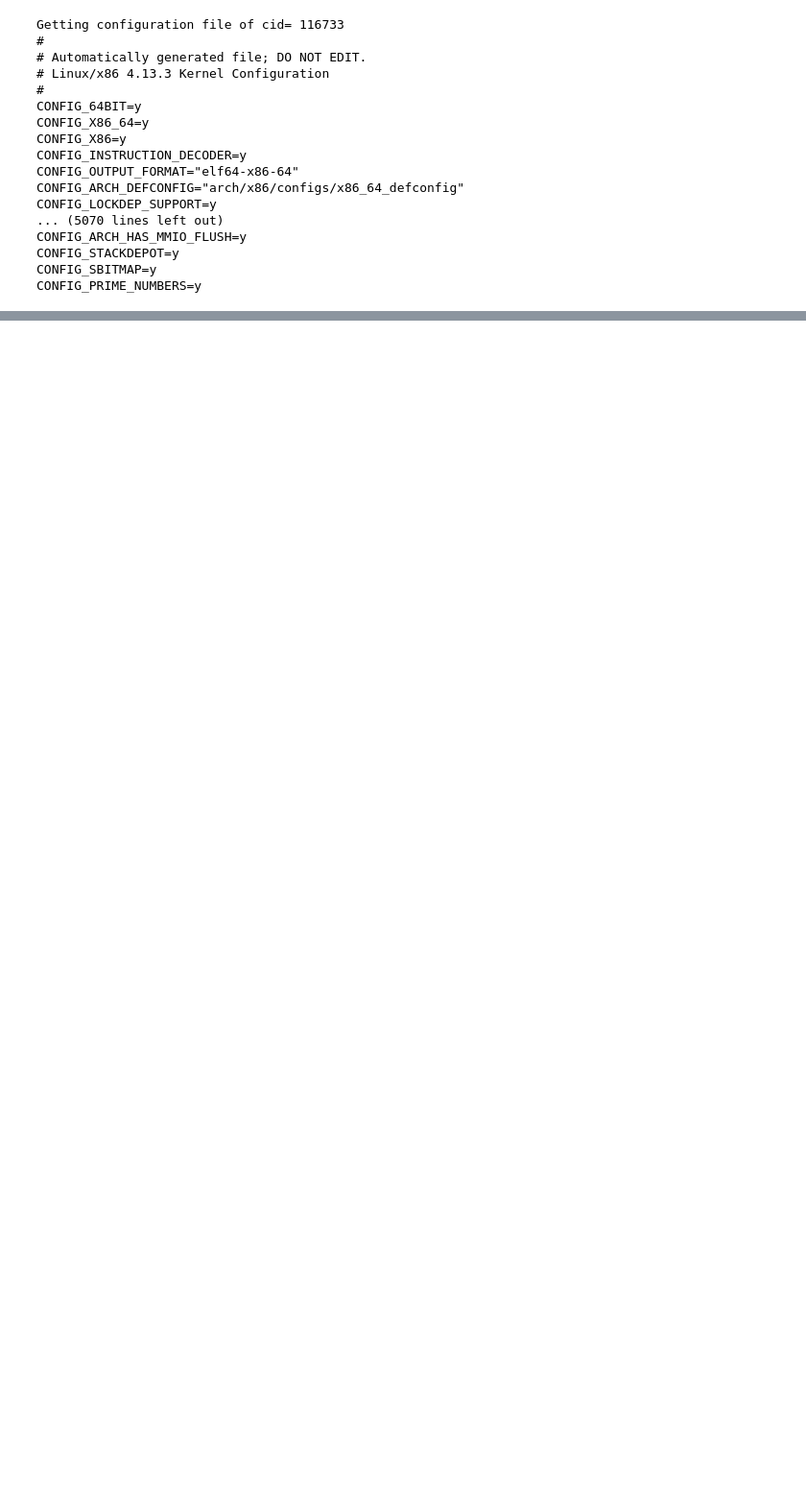
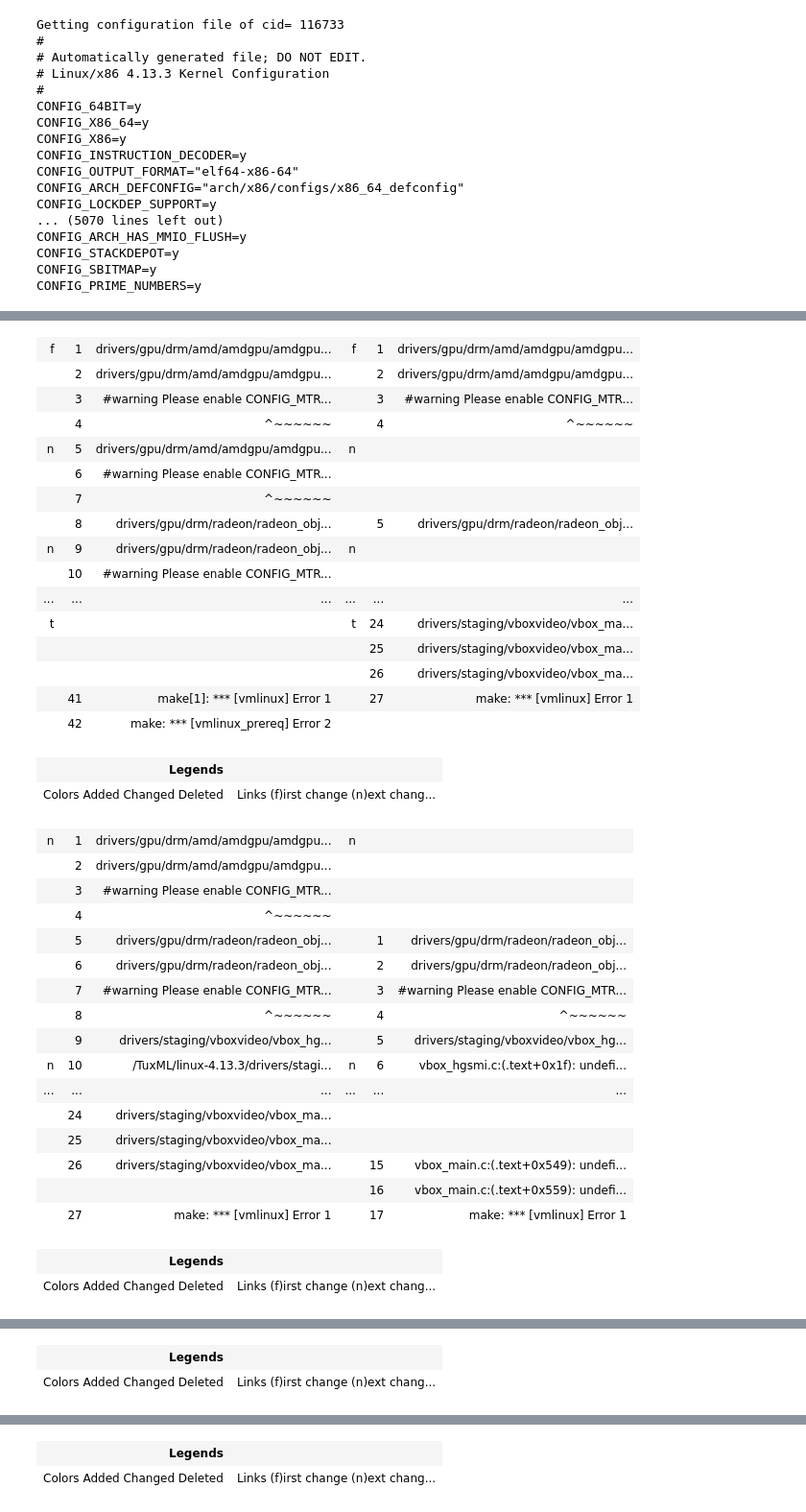
Before and after one commit to harel-coffee/compilation-analysis-auto, a Jupyter notebook: bdd-tuxml-facility.ipynb, the cells around one changed output, grey strips where cells are left out. Shown at 96% size. Saved outputs shown, nothing was run; the diff lists cells and outputs as text; code cells hidden in the pictures; blank space fills up the shorter version.

```diff
--- a/bdd-tuxml-facility.ipynb
+++ b/bdd-tuxml-facility.ipynb
@@ -118,0 +169,12 @@ CONFIG_PRIME_NUMBERS=y
+# %%
+import time
+generic_allocator_cid_sample = [65140, 71650, 65543, 73564, 71019, 67934, 75995, 65748, 70818, 64884]
+for cid in generic_allocator_cid_sample:
+    print("###### CID", cid)
+    cf = get_configuration_file(cid)
+    # "CONFIG_GENERIC_ALLOCATOR=n" (so not in .config)
+    assert("CONFIG_DRM_VBOXVIDEO=y" in cf.splitlines())
+    print(err_logs_configuration(cid).splitlines()[:-5])
+    print()
+    print()
+    time.sleep(5)
@@ -118,0 +273,46 @@ CONFIG_PRIME_NUMBERS=y
+# %%
+# some cids lead to huuuuge logs
+generic_allocator_cid_sample2 = [65140, 71650, 65543, 73564, 71019, 65748, 70818, 64884]
+p_failure_log = None
+for cid in generic_allocator_cid_sample2:
+    c_failure_log = err_logs_configuration(cid).splitlines()
+    if (p_failure_log is not None):
+        display(HTML(difflib.HtmlDiff().make_file(p_failure_log, c_failure_log)))
+    p_failure_log = c_failure_log
+# %% [output]
+| f | 1 | drivers/gpu/drm/amd/amdgpu/amdgpu... | f | 1 | drivers/gpu/drm/amd/amdgpu/amdgpu... |
+|  | 2 | drivers/gpu/drm/amd/amdgpu/amdgpu... |  | 2 | drivers/gpu/drm/amd/amdgpu/amdgpu... |
+|  | 3 | #warning Please enable CONFIG_MTR... |  | 3 | #warning Please enable CONFIG_MTR... |
+|  | 4 | ^~~~~~~ |  | 4 | ^~~~~~~ |
+| n | 5 | drivers/gpu/drm/amd/amdgpu/amdgpu... | n |  |  |
+|  | 6 | #warning Please enable CONFIG_MTR... |  |  |  |
+|  | 7 | ^~~~~~~ |  |  |  |
+|  | 8 | drivers/gpu/drm/radeon/radeon_obj... |  | 5 | drivers/gpu/drm/radeon/radeon_obj... |
+| n | 9 | drivers/gpu/drm/radeon/radeon_obj... | n |  |  |
+|  | 10 | #warning Please enable CONFIG_MTR... |  |  |  |
+| ... | ... | ... | ... | ... | ... |
+| t |  |  | t | 24 | drivers/staging/vboxvideo/vbox_ma... |
+|  |  |  |  | 25 | drivers/staging/vboxvideo/vbox_ma... |
+|  |  |  |  | 26 | drivers/staging/vboxvideo/vbox_ma... |
+|  | 41 | make[1]: *** [vmlinux] Error 1 |  | 27 | make: *** [vmlinux] Error 1 |
+|  | 42 | make: *** [vmlinux_prereq] Error 2 |  |  |  |
+| Legends |  |
+| Colors Added Changed Deleted | Links (f)irst change (n)ext chang... |
+| n | 1 | drivers/gpu/drm/amd/amdgpu/amdgpu... | n |  |  |
+|  | 2 | drivers/gpu/drm/amd/amdgpu/amdgpu... |  |  |  |
+|  | 3 | #warning Please enable CONFIG_MTR... |  |  |  |
+|  | 4 | ^~~~~~~ |  |  |  |
+|  | 5 | drivers/gpu/drm/radeon/radeon_obj... |  | 1 | drivers/gpu/drm/radeon/radeon_obj... |
+|  | 6 | drivers/gpu/drm/radeon/radeon_obj... |  | 2 | drivers/gpu/drm/radeon/radeon_obj... |
+|  | 7 | #warning Please enable CONFIG_MTR... |  | 3 | #warning Please enable CONFIG_MTR... |
+|  | 8 | ^~~~~~~ |  | 4 | ^~~~~~~ |
+|  | 9 | drivers/staging/vboxvideo/vbox_hg... |  | 5 | drivers/staging/vboxvideo/vbox_hg... |
+| n | 10 | /TuxML/linux-4.13.3/drivers/stagi... | n | 6 | vbox_hgsmi.c:(.text+0x1f): undefi... |
+| ... | ... | ... | ... | ... | ... |
+|  | 24 | drivers/staging/vboxvideo/vbox_ma... |  |  |  |
+|  | 25 | drivers/staging/vboxvideo/vbox_ma... |  |  |  |
+|  | 26 | drivers/staging/vboxvideo/vbox_ma... |  | 15 | vbox_main.c:(.text+0x549): undefi... |
+|  |  |  |  | 16 | vbox_main.c:(.text+0x559): undefi... |
+|  | 27 | make: *** [vmlinux] Error 1 |  | 17 | make: *** [vmlinux] Error 1 |
+| Legends |  |
+| Colors Added Changed Deleted | Links (f)irst change (n)ext chang... |
@@ -118,0 +335,2 @@ CONFIG_PRIME_NUMBERS=y
+| Legends |  |
+| Colors Added Changed Deleted | Links (f)irst change (n)ext chang... |
@@ -118,0 +353,2 @@ CONFIG_PRIME_NUMBERS=y
+| Legends |  |
+| Colors Added Changed Deleted | Links (f)irst change (n)ext chang... |
```
Also changed, not shown: parts of 10 cells of this notebook, 4 other files.
